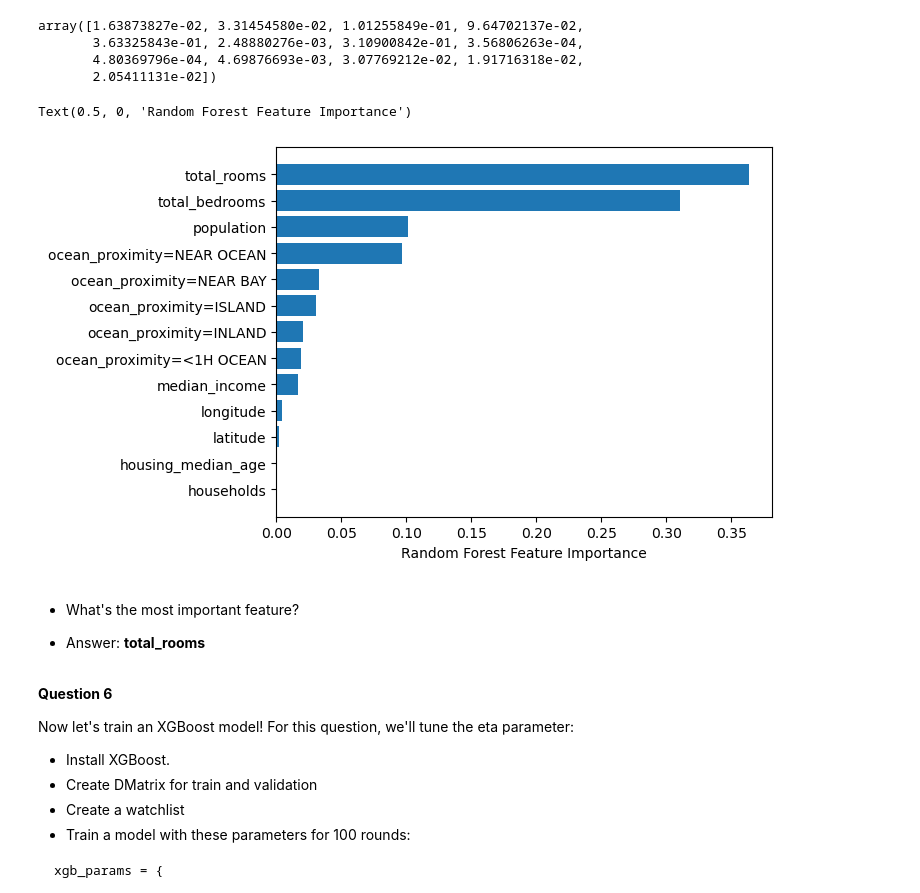
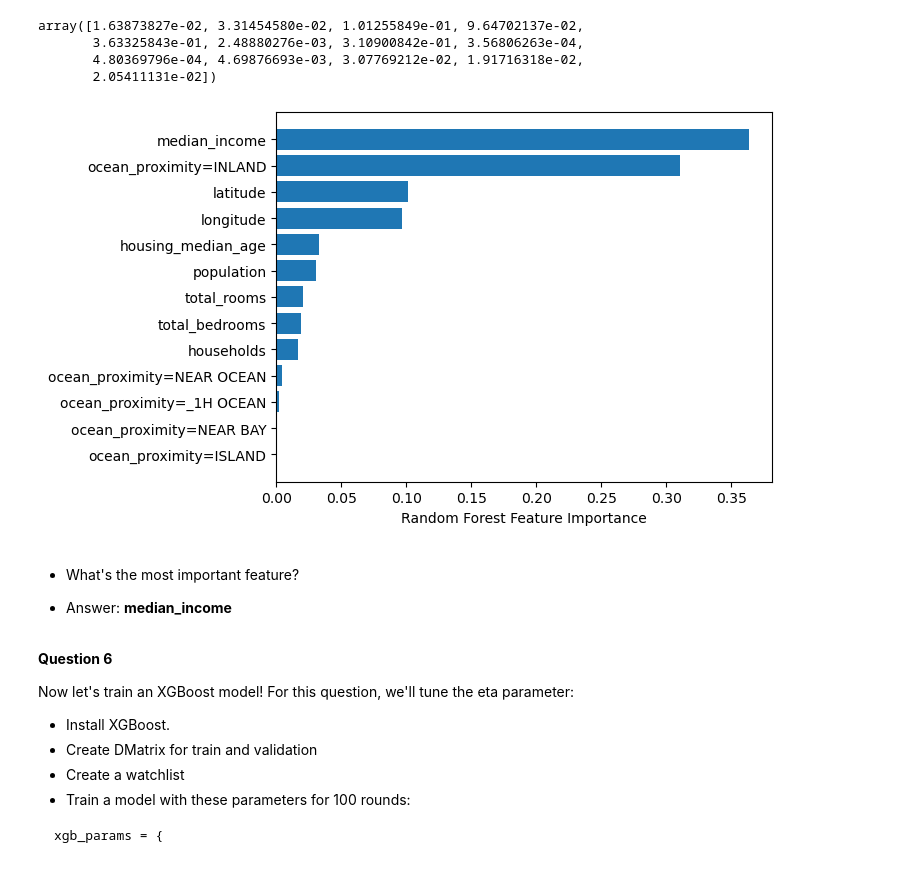
Before and after one commit to clamytoe/mlbookcamp-code, a Jupyter notebook: course-zoomcamp/cohorts/2022/06-trees/06-Homework.ipynb, the cells around one changed output. Cells and saved outputs as stored; diff of their text form; code cells hidden in the pictures.

Commit message:
Corrects feature importance error

```diff
--- a/course-zoomcamp/cohorts/2022/06-trees/06-Homework.ipynb
+++ b/course-zoomcamp/cohorts/2022/06-trees/06-Homework.ipynb
@@ -263,15 +263,15 @@ array([1.63873827e-02, 3.31454580e-02, 1.01255849e-01, 9.64702137e-02,
        2.05411131e-02])
 # %%
 sorted_idx = rf.feature_importances_.argsort()
-plt.barh(features, rf.feature_importances_[sorted_idx])
-plt.xlabel("Random Forest Feature Importance")
+features = np.array(features)
+plt.barh(features[sorted_idx], rf.feature_importances_[sorted_idx])
+plt.xlabel('Random Forest Feature Importance');
 # %% [output]
-Text(0.5, 0, 'Random Forest Feature Importance')
-[figure, old version]
+[figure, new version]
 # %% [markdown]
 - What's the most important feature?
 
-- Answer: **total_rooms**
+- Answer: **median_income**
 # %% [markdown]
 **Question 6**
 
```
Also changed, not shown: parts of 1 cell of this notebook.
